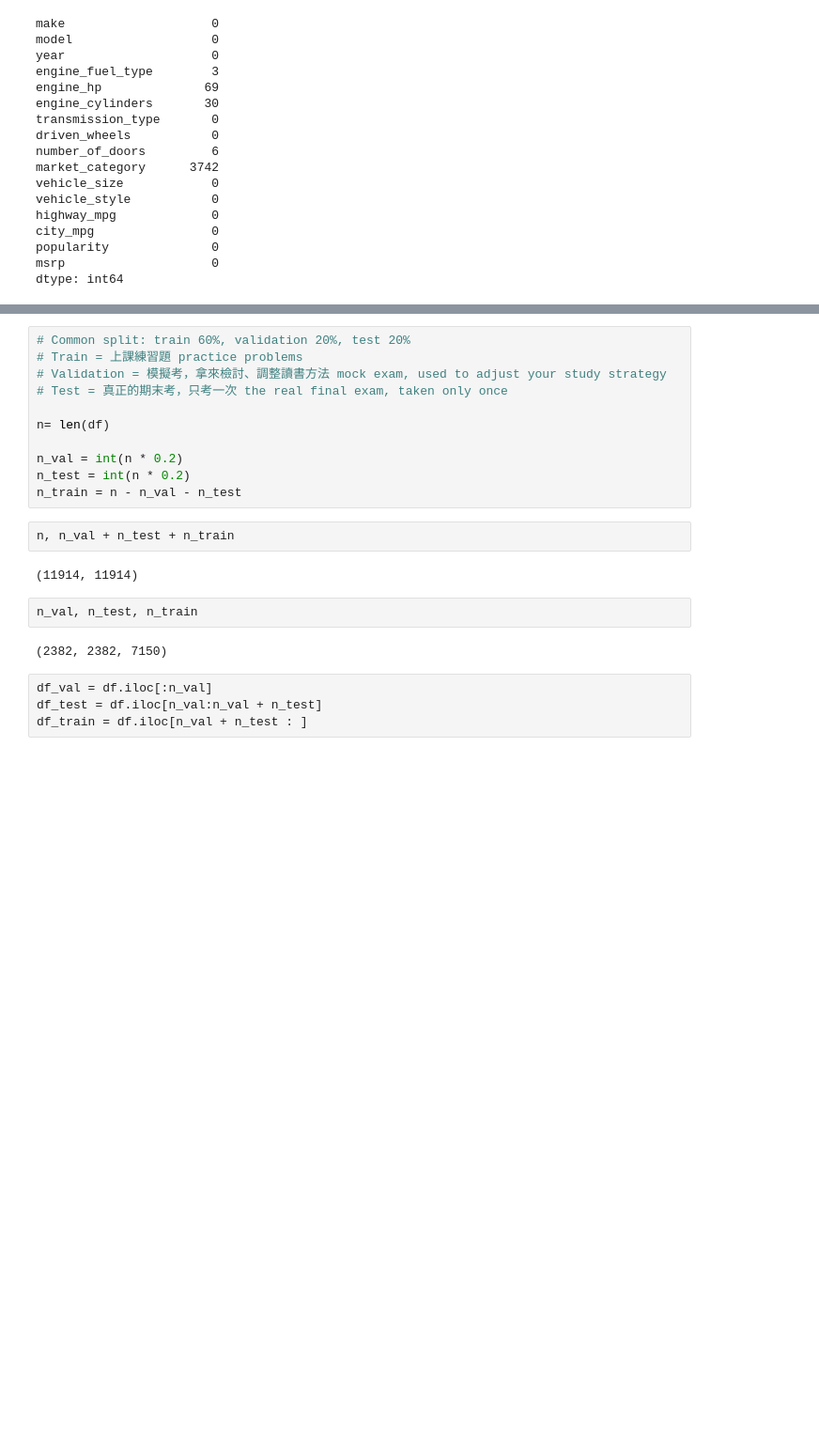
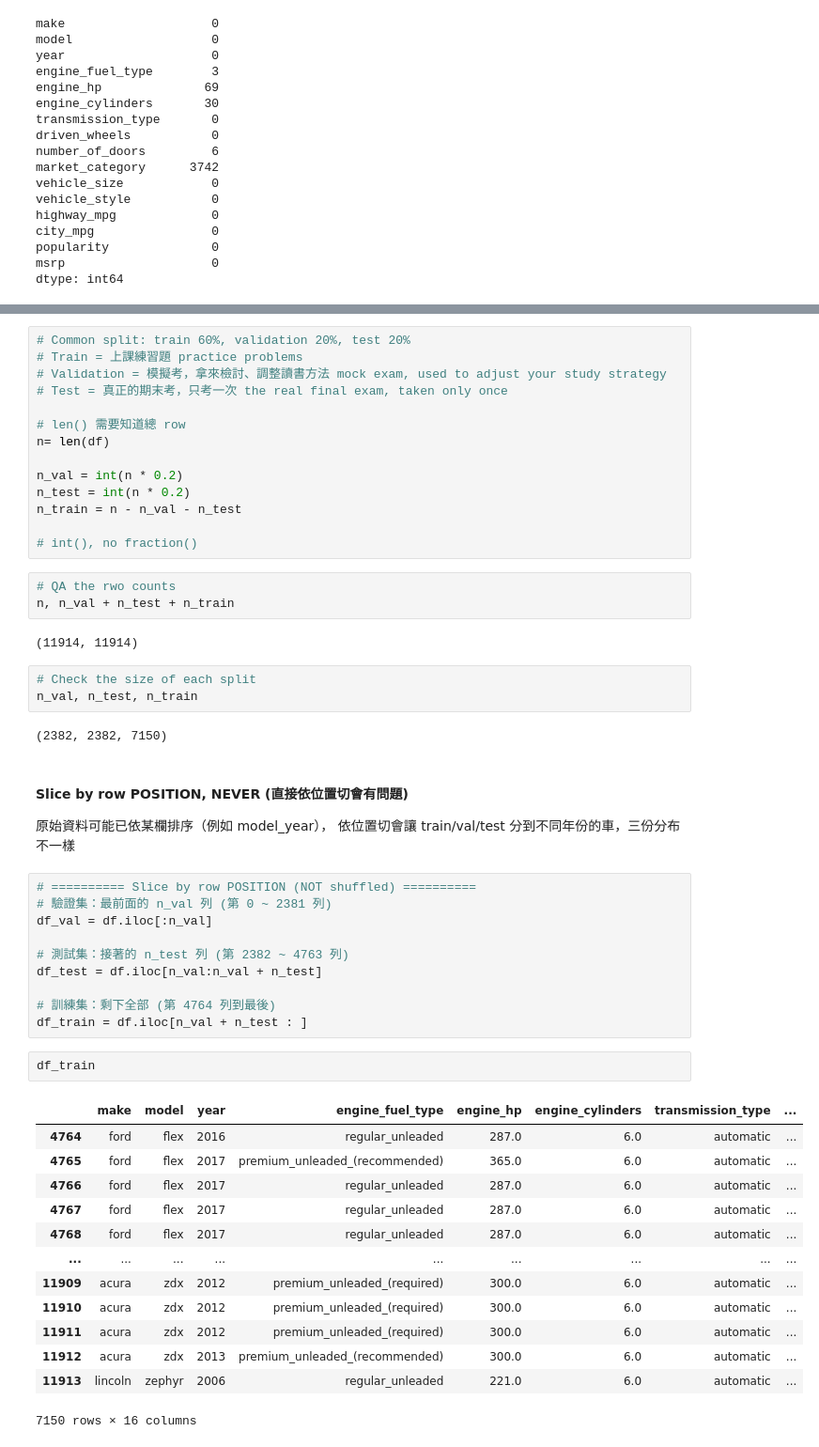
Before and after one commit to ellianahsu/datatalks-ml-zoomcamp, a Jupyter notebook: 02-regression/02-carprice.ipynb, the cells around one changed output, grey strips where cells are left out. Shown at 94% size. Drawn from its saved outputs; the diff is of its cells as text; blank space fills up the shorter version.

```diff
--- a/02-regression/02-carprice.ipynb
+++ b/02-regression/02-carprice.ipynb
@@ -160,20 +190,51 @@ dtype: int64
 # Validation = 模擬考，拿來檢討、調整讀書方法 mock exam, used to adjust your study strategy
 # Test = 真正的期末考，只考一次 the real final exam, taken only once
 
+# len() 需要知道總 row
 n= len(df)
 
 n_val = int(n * 0.2)
 n_test = int(n * 0.2)
 n_train = n - n_val - n_test
+
+# int(), no fraction()
 # %%
+# QA the rwo counts
 n, n_val + n_test + n_train
 # %% [output]
 (11914, 11914)
 # %%
+# Check the size of each split
 n_val, n_test, n_train
 # %% [output]
 (2382, 2382, 7150)
+# %% [markdown]
+#### **Slice by row POSITION, NEVER (直接依位置切會有問題)**
+原始資料可能已依某欄排序（例如 model_year），
+依位置切會讓 train/val/test 分到不同年份的車，三份分布不一樣
 # %%
+# ========== Slice by row POSITION (NOT shuffled) ==========
+# 驗證集：最前面的 n_val 列 (第 0 ~ 2381 列)
 df_val = df.iloc[:n_val]
+
+# 測試集：接著的 n_test 列 (第 2382 ~ 4763 列)
 df_test = df.iloc[n_val:n_val + n_test]
+
+# 訓練集：剩下全部 (第 4764 列到最後)
 df_train = df.iloc[n_val + n_test : ]
+# %%
+df_train
+# %% [output]
+|  | make | model | year | engine_fuel_type | engine_hp | engine_cylinders | transmission_type | ... |
+| 4764 | ford | flex | 2016 | regular_unleaded | 287.0 | 6.0 | automatic | ... |
+| 4765 | ford | flex | 2017 | premium_unleaded_(recommended) | 365.0 | 6.0 | automatic | ... |
+| 4766 | ford | flex | 2017 | regular_unleaded | 287.0 | 6.0 | automatic | ... |
+| 4767 | ford | flex | 2017 | regular_unleaded | 287.0 | 6.0 | automatic | ... |
+| 4768 | ford | flex | 2017 | regular_unleaded | 287.0 | 6.0 | automatic | ... |
+| ... | ... | ... | ... | ... | ... | ... | ... | ... |
+| 11909 | acura | zdx | 2012 | premium_unleaded_(required) | 300.0 | 6.0 | automatic | ... |
+| 11910 | acura | zdx | 2012 | premium_unleaded_(required) | 300.0 | 6.0 | automatic | ... |
+| 11911 | acura | zdx | 2012 | premium_unleaded_(required) | 300.0 | 6.0 | automatic | ... |
+| 11912 | acura | zdx | 2013 | premium_unleaded_(recommended) | 300.0 | 6.0 | automatic | ... |
+| 11913 | lincoln | zephyr | 2006 | regular_unleaded | 221.0 | 6.0 | automatic | ... |
+7150 rows × 16 columns
```
Also changed, not shown: parts of 18 cells of this notebook.
